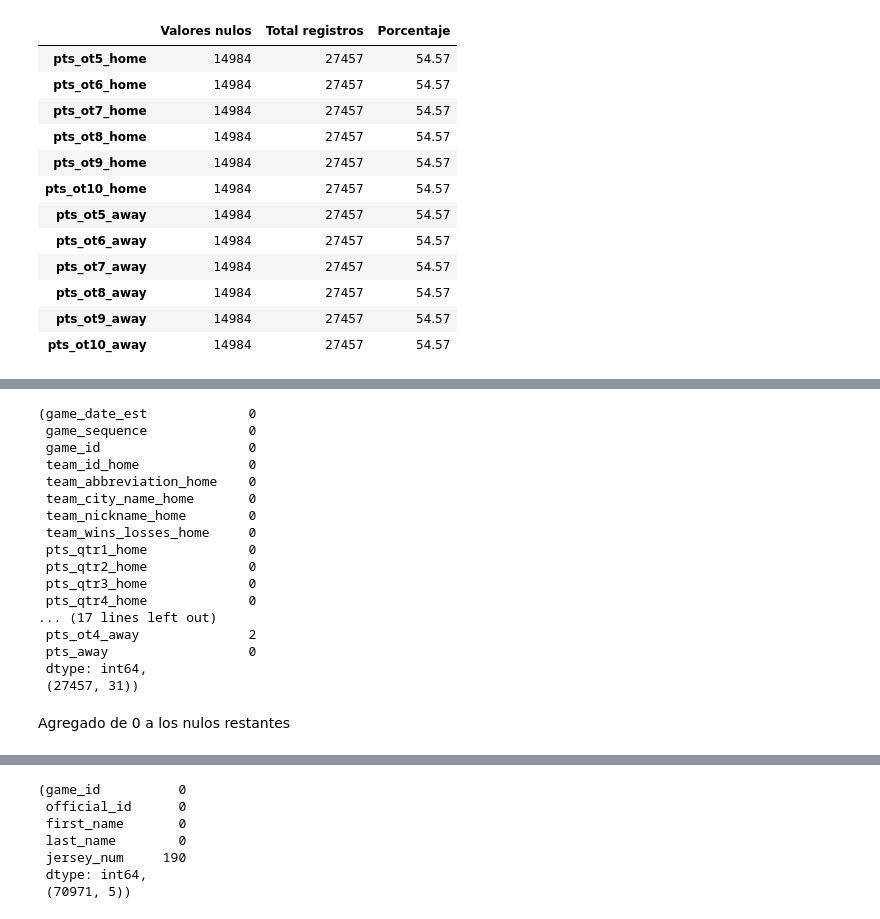
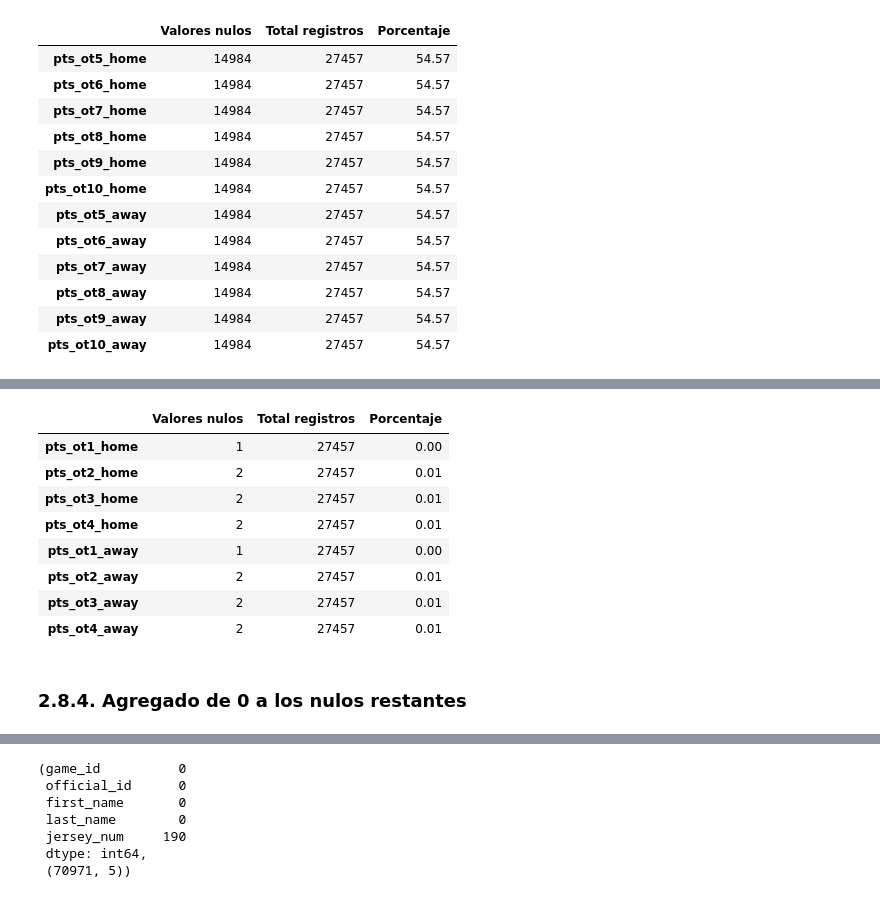
Before and after one commit to ardev-21/NBAnalytics, a Jupyter notebook: nbanalytics.ipynb, the cells around one changed output, grey strips where cells are left out. Saved outputs shown, nothing was run; the diff lists cells and outputs as text; code cells hidden in the pictures.

```diff
--- a/nbanalytics.ipynb
+++ b/nbanalytics.ipynb
@@ -592,0 +753,14 @@ df_null_line_score
+# %%
+null_line_score = line_score.isnull().sum()
+total_register = len(line_score)
+null_result = null_line_score[null_line_score > 0]
+
+df_null_line_score = pd.DataFrame(
+    {
+        "Valores nulos": null_result,
+        "Total registros": total_register,
+        "Porcentaje": (null_result / total_register * 100).round(2),
+    }
+)
+
+df_null_line_score
@@ -630,24 +807,28 @@ line_score
-# %%
-line_score.isnull().sum(), line_score.shape
-# %% [output]
-(game_date_est             0
- game_sequence             0
- game_id                   0
- team_id_home              0
- team_abbreviation_home    0
- team_city_name_home       0
- team_nickname_home        0
- team_wins_losses_home     0
- pts_qtr1_home             0
- pts_qtr2_home             0
- pts_qtr3_home             0
- pts_qtr4_home             0
-... (17 lines left out)
- pts_ot4_away              2
- pts_away                  0
- dtype: int64,
- (27457, 31))
+# %%
+null_line_score = line_score.isnull().sum()
+total_register = len(line_score)
+null_result = null_line_score[null_line_score > 0]
+
+df_null_line_score = pd.DataFrame(
+    {
+        "Valores nulos": null_result,
+        "Total registros": total_register,
+        "Porcentaje": (null_result / total_register * 100).round(2),
+    }
+)
+
+df_null_line_score
+# %% [output]
+|  | Valores nulos | Total registros | Porcentaje |
+| pts_ot1_home | 1 | 27457 | 0.00 |
+| pts_ot2_home | 2 | 27457 | 0.01 |
+| pts_ot3_home | 2 | 27457 | 0.01 |
+| pts_ot4_home | 2 | 27457 | 0.01 |
+| pts_ot1_away | 1 | 27457 | 0.00 |
+| pts_ot2_away | 2 | 27457 | 0.01 |
+| pts_ot3_away | 2 | 27457 | 0.01 |
+| pts_ot4_away | 2 | 27457 | 0.01 |
 # %% [markdown]
-Agregado de 0 a los nulos restantes
+### 2.8.4. Agregado de 0 a los nulos restantes
 # %%
 line_score = line_score.fillna(0)
```
Also changed, not shown: parts of 163 cells of this notebook.
